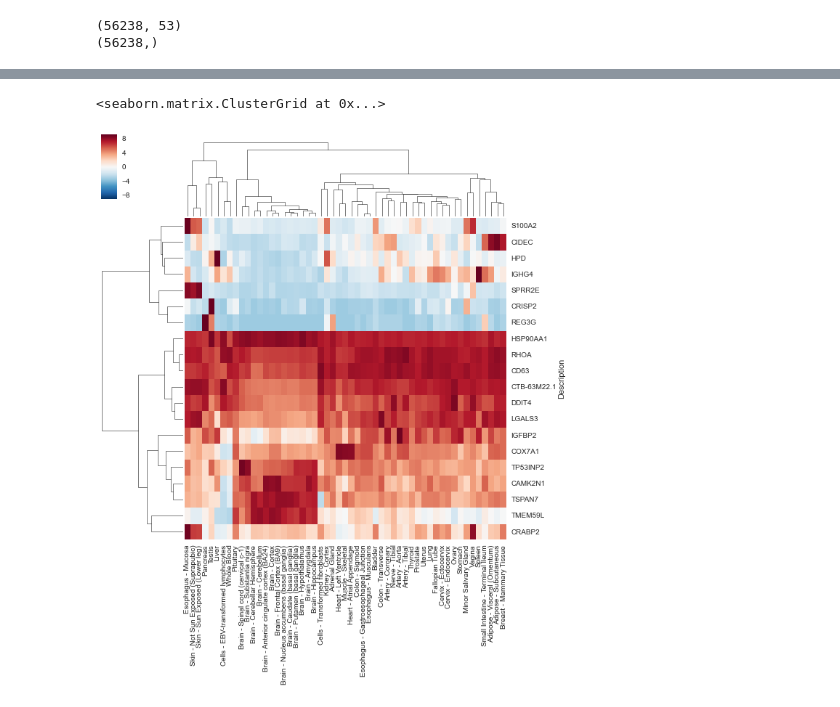
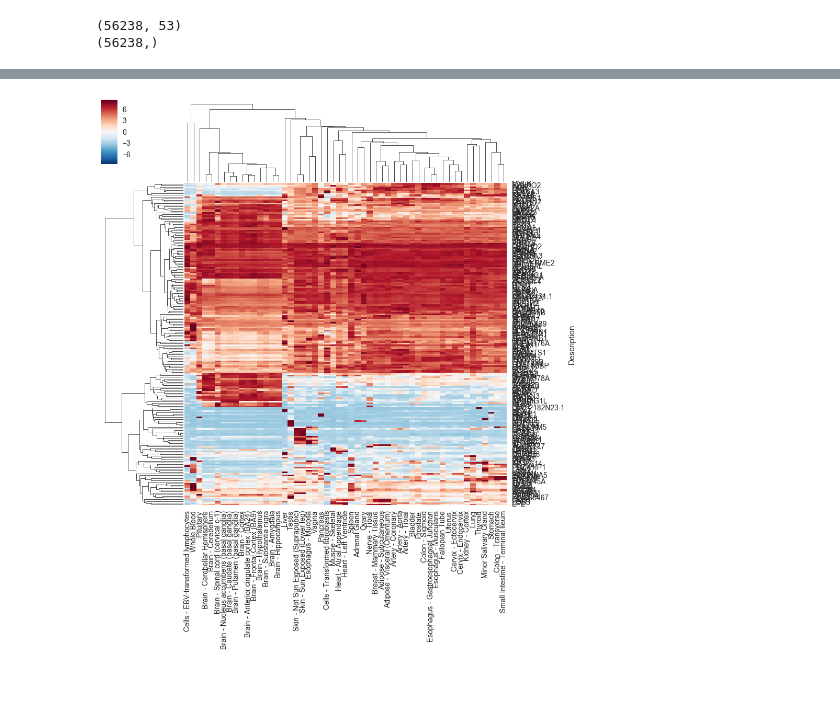
Before and after one commit to dcmb-courses/bioinf606-2019, a Jupyter notebook: class-material/day2_visualization_with_seaborn.ipynb, the cells around one changed output, grey strips where cells are left out. Cells and saved outputs as stored; diff of their text form; code cells hidden in the pictures.

```diff
--- a/class-material/day2_visualization_with_seaborn.ipynb
+++ b/class-material/day2_visualization_with_seaborn.ipynb
@@ -148,5 +145,5 @@ sns.clustermap(vals_most_var_log)
-# %%
-sns.clustermap(vals_most_var_log[:20])
-# %% [output]
-<seaborn.matrix.ClusterGrid at 0x...>
-[figure, removed]
+# %%
+cg = sns.clustermap(vals_most_var_log)
+_ = plt.setp(cg.ax_heatmap.yaxis.get_majorticklabels(), rotation=0)
+# %% [output]
+[figure, added]
```
Also changed, not shown: parts of 26 cells of this notebook, 10 other files.
